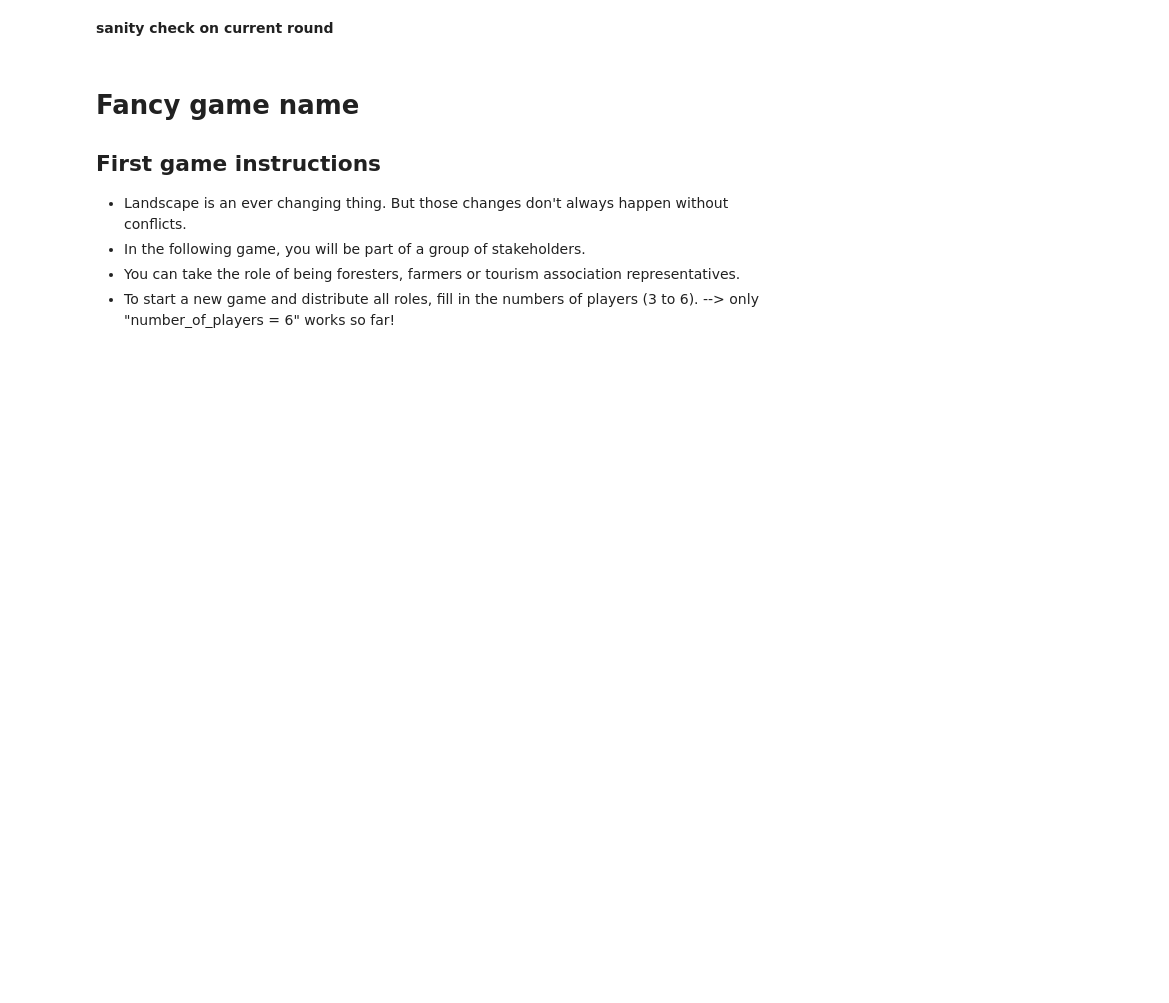
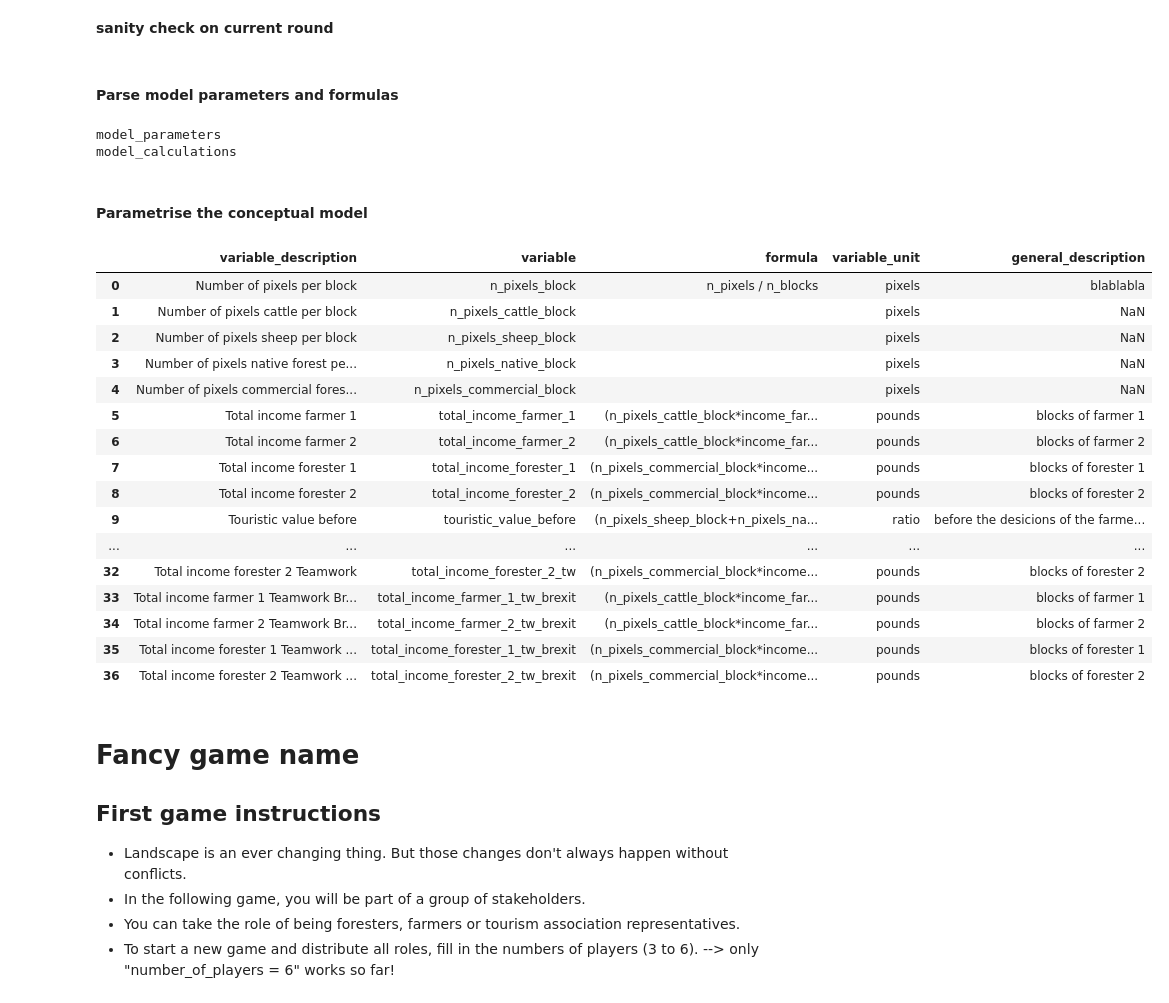
Before and after one commit to derpyninja/gecm, a Jupyter notebook: notebooks/01-mb-fz-prototype-v2.ipynb, the cells around one changed output. Saved outputs shown, nothing was run; the diff lists cells and outputs as text; code cells hidden in the pictures; blank space fills up the shorter version.

Commit message:
created conceptual model class. created function to read model parameters and calculations

```diff
--- a/notebooks/01-mb-fz-prototype-v2.ipynb
+++ b/notebooks/01-mb-fz-prototype-v2.ipynb
@@ -151,6 +150,48 @@ playing_field.initialise(granularity=1)
 **sanity check on current round**
 # %%
 assert playing_field.current_round == 1
+# %% [markdown]
+#### Parse model parameters and formulas
+# %%
+%reload_ext autoreload
+model_settings_dict = io.parse_sheets(
+        spreadsheet_id=config.get(section="gdrive_spreadsheet_ids", option="spreadsheet_id_model"),
+        sheets=io.parse_list(config_string=config.get(section="gdrive_sheet_names", option="sheet_names_model")),
+        credentials_fpath=credentials_fpath,
+        scopes=SCOPES,
+        to_numeric=True
+    )
+# %% [output]
+model_parameters
+model_calculations
+# %% [markdown]
+#### Parametrise the conceptual model
+# %%
+%reload_ext autoreload
+game_model = model.ConceptualModel(
+    model_parameters=model_settings_dict["model_parameters"],
+    model_calculations=model_settings_dict["model_calculations"]
+)
+# %%
+game_model.model_calculations
+# %% [output]
+|  | variable_description | variable | formula | variable_unit | general_description |
+| 0 | Number of pixels per block | n_pixels_block | n_pixels / n_blocks | pixels | blablabla |
+| 1 | Number of pixels cattle per block | n_pixels_cattle_block |  | pixels | NaN |
+| 2 | Number of pixels sheep per block | n_pixels_sheep_block |  | pixels | NaN |
+| 3 | Number of pixels native forest pe... | n_pixels_native_block |  | pixels | NaN |
+| 4 | Number of pixels commercial fores... | n_pixels_commercial_block |  | pixels | NaN |
+| 5 | Total income farmer 1 | total_income_farmer_1 | (n_pixels_cattle_block*income_far... | pounds | blocks of farmer 1 |
+| 6 | Total income farmer 2 | total_income_farmer_2 | (n_pixels_cattle_block*income_far... | pounds | blocks of farmer 2 |
+| 7 | Total income forester 1 | total_income_forester_1 | (n_pixels_commercial_block*income... | pounds | blocks of forester 1 |
+| 8 | Total income forester 2 | total_income_forester_2 | (n_pixels_commercial_block*income... | pounds | blocks of forester 2 |
+| 9 | Touristic value before | touristic_value_before | (n_pixels_sheep_block+n_pixels_na... | ratio | before the desicions of the farme... |
+| ... | ... | ... | ... | ... | ... |
+| 32 | Total income forester 2 Teamwork | total_income_forester_2_tw | (n_pixels_commercial_block*income... | pounds | blocks of forester 2 |
+| 33 | Total income farmer 1 Teamwork Br... | total_income_farmer_1_tw_brexit | (n_pixels_cattle_block*income_far... | pounds | blocks of farmer 1 |
+| 34 | Total income farmer 2 Teamwork Br... | total_income_farmer_2_tw_brexit | (n_pixels_cattle_block*income_far... | pounds | blocks of farmer 2 |
+| 35 | Total income forester 1 Teamwork ... | total_income_forester_1_tw_brexit | (n_pixels_commercial_block*income... | pounds | blocks of forester 1 |
+| 36 | Total income forester 2 Teamwork ... | total_income_forester_2_tw_brexit | (n_pixels_commercial_block*income... | pounds | blocks of forester 2 |
 # %% [markdown]
 # Fancy game name
 
```
Also changed, not shown: parts of 6 cells of this notebook, 4 other files.
